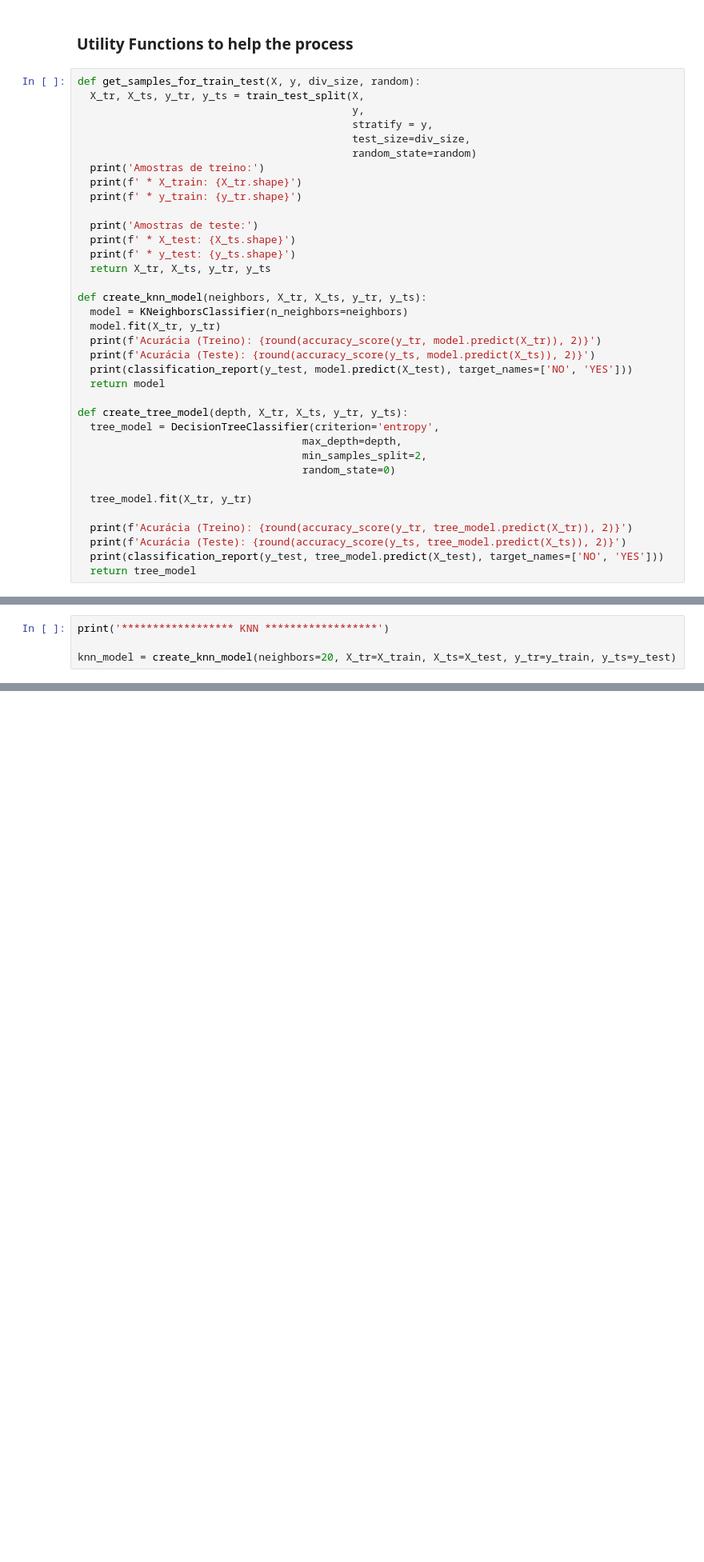
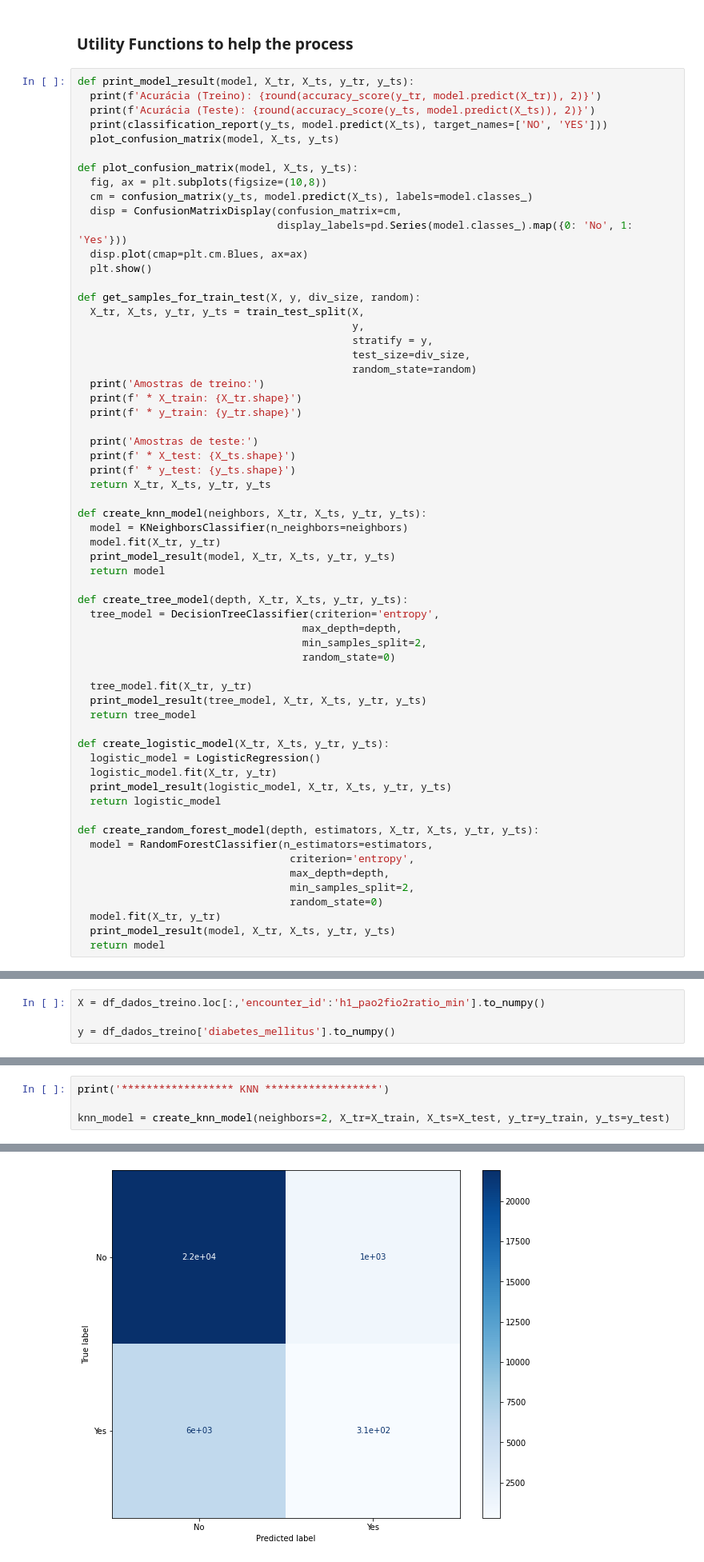
Before and after one commit to eberthfelipe/5---Desenvolvimento-de-Jogos-Mobile, a Jupyter notebook: Modulo_8/machine_learning_aplicado_I.ipynb, the cells around one changed output, grey strips where cells are left out. Shown at 80% size. Drawn from its saved outputs; the diff is of its cells as text; blank space fills up the shorter version.

```diff
--- a/Modulo_8/machine_learning_aplicado_I.ipynb
+++ b/Modulo_8/machine_learning_aplicado_I.ipynb
@@ -268,6 +347,20 @@ Algoritmos utilizados para prever a presença de Diabetes em pacientes
 # %% [markdown]
 ### Utility Functions to help the process
 # %%
+def print_model_result(model, X_tr, X_ts, y_tr, y_ts):
+  print(f'Acurácia (Treino): {round(accuracy_score(y_tr, model.predict(X_tr)), 2)}')
+  print(f'Acurácia (Teste): {round(accuracy_score(y_ts, model.predict(X_ts)), 2)}')
+  print(classification_report(y_ts, model.predict(X_ts), target_names=['NO', 'YES']))
+  plot_confusion_matrix(model, X_ts, y_ts)
+
+def plot_confusion_matrix(model, X_ts, y_ts):
+  fig, ax = plt.subplots(figsize=(10,8))
+  cm = confusion_matrix(y_ts, model.predict(X_ts), labels=model.classes_)
+  disp = ConfusionMatrixDisplay(confusion_matrix=cm,
+                                display_labels=pd.Series(model.classes_).map({0: 'No', 1: 'Yes'}))
+  disp.plot(cmap=plt.cm.Blues, ax=ax)
+  plt.show()
+
 def get_samples_for_train_test(X, y, div_size, random):
   X_tr, X_ts, y_tr, y_ts = train_test_split(X,
                                             y,
@@ -286,9 +379,7 @@ def get_samples_for_train_test(X, y, div_size, random):
 def create_knn_model(neighbors, X_tr, X_ts, y_tr, y_ts):
   model = KNeighborsClassifier(n_neighbors=neighbors)
   model.fit(X_tr, y_tr)
-  print(f'Acurácia (Treino): {round(accuracy_score(y_tr, model.predict(X_tr)), 2)}')
-  print(f'Acurácia (Teste): {round(accuracy_score(y_ts, model.predict(X_ts)), 2)}')
-  print(classification_report(y_test, model.predict(X_test), target_names=['NO', 'YES']))
+  print_model_result(model, X_tr, X_ts, y_tr, y_ts)
   return model
 
 def create_tree_model(depth, X_tr, X_ts, y_tr, y_ts):
@@ -298,11 +389,24 @@ def create_tree_model(depth, X_tr, X_ts, y_tr, y_ts):
                                     random_state=0)
 
   tree_model.fit(X_tr, y_tr)
+  print_model_result(tree_model, X_tr, X_ts, y_tr, y_ts)
+  return tree_model
 
-  print(f'Acurácia (Treino): {round(accuracy_score(y_tr, tree_model.predict(X_tr)), 2)}')
-  print(f'Acurácia (Teste): {round(accuracy_score(y_ts, tree_model.predict(X_ts)), 2)}')
-  print(classification_report(y_test, tree_model.predict(X_test), target_names=['NO', 'YES']))
-  return tree_model
+def create_logistic_model(X_tr, X_ts, y_tr, y_ts):
+  logistic_model = LogisticRegression()
+  logistic_model.fit(X_tr, y_tr)
+  print_model_result(logistic_model, X_tr, X_ts, y_tr, y_ts)
+  return logistic_model
+
+def create_random_forest_model(depth, estimators, X_tr, X_ts, y_tr, y_ts):
+  model = RandomForestClassifier(n_estimators=estimators,
+                                  criterion='entropy',
+                                  max_depth=depth,
+                                  min_samples_split=2,
+                                  random_state=0)
+  model.fit(X_tr, y_tr)
+  print_model_result(model, X_tr, X_ts, y_tr, y_ts)
+  return model
 # %%
 def upload_submit(path, msg):
   !kaggle competitions submit -c aml-t2-fw -f '{path}' -m f"Descrição: {msg}"
@@ -365,3 +461,7 @@ y = df_dados_treino['diabetes_mellitus'].to_numpy()
+# %%
+X = df_dados_treino.loc[:,'encounter_id':'h1_pao2fio2ratio_min'].to_numpy()
+
+y = df_dados_treino['diabetes_mellitus'].to_numpy()
 # %%
 print(X)
 # %% [output]
@@ -393,6 +493,6 @@ Treino do Modelo utilizando a algoritmo KNN
 # %%
 print('****************** KNN ******************')
 
-knn_model = create_knn_model(neighbors=20, X_tr=X_train, X_ts=X_test, y_tr=y_train, y_ts=y_test)
+knn_model = create_knn_model(neighbors=2, X_tr=X_train, X_ts=X_test, y_tr=y_train, y_ts=y_test)
 # %% [output]
 ****************** KNN ******************
@@ -409,2 +509,3 @@ weighted avg       0.74      0.79      0.70     29286
+[figure, added]
 # %%
 result_knn = get_dataframe_for_submission(knn_model)
```
Also changed, not shown: parts of 64 cells of this notebook.
